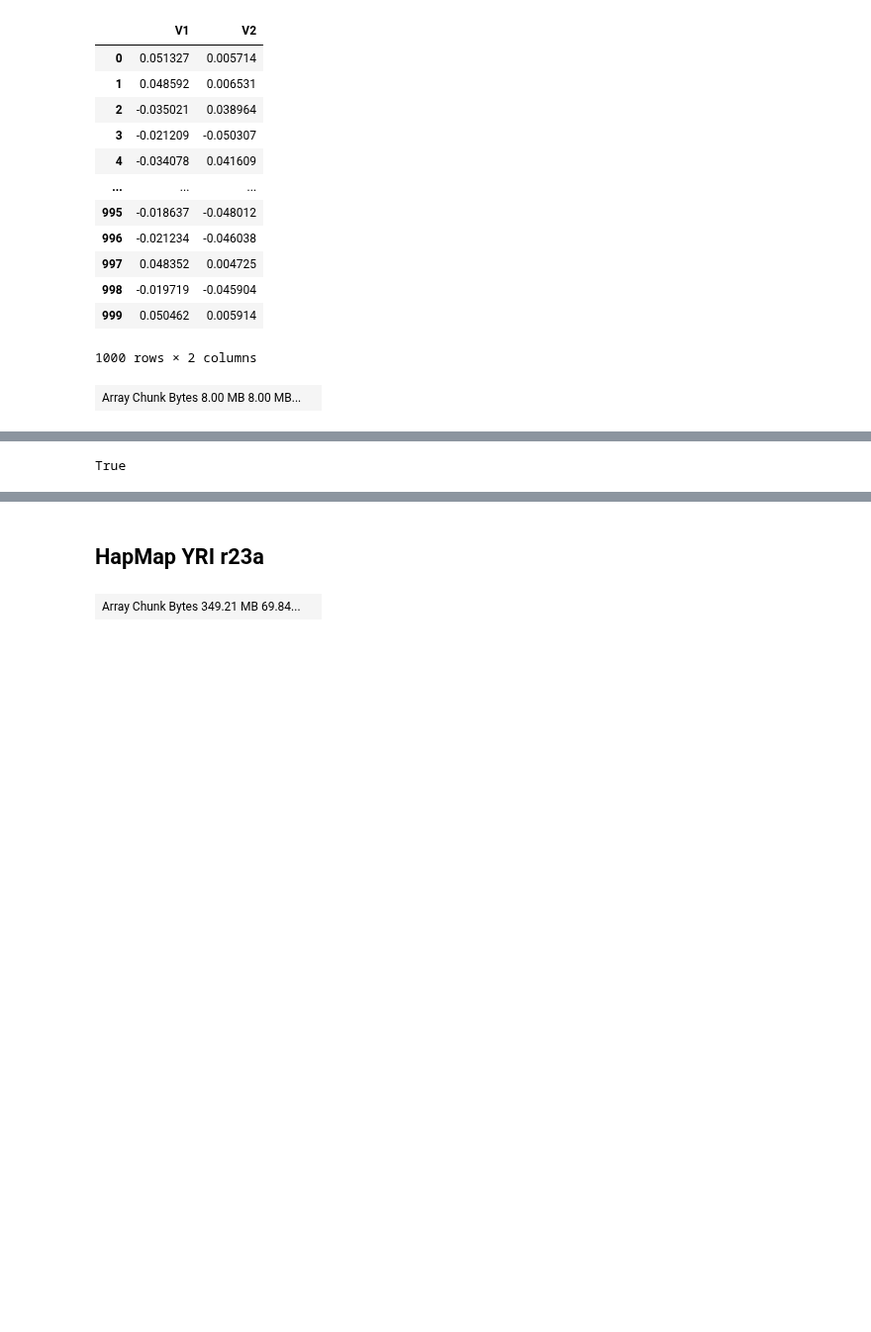
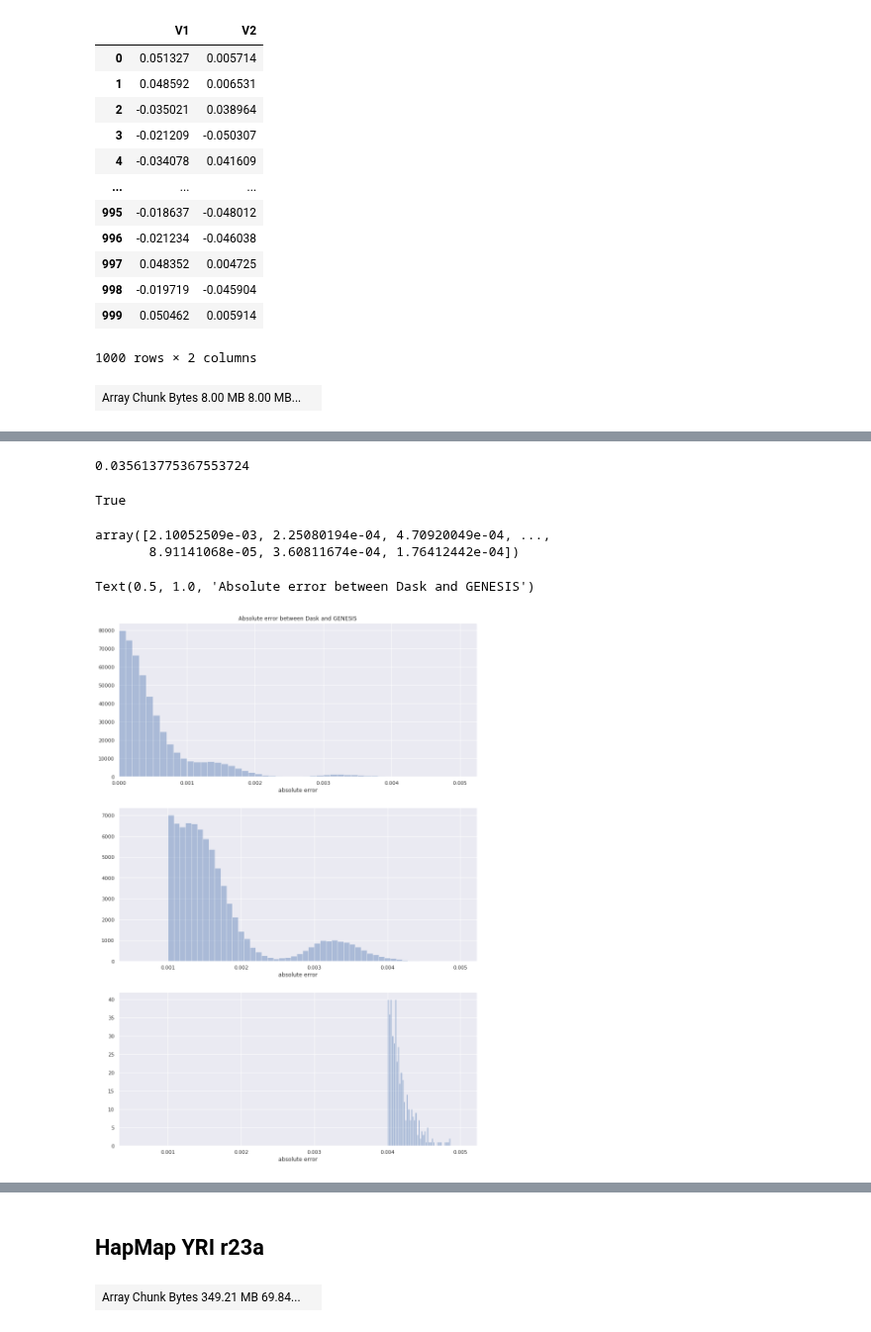
Before and after one commit to related-sciences/gwas-analysis, a Jupyter notebook: notebooks/platform/xarray/pc_relate/pc_relate.ipynb, the cells around one changed output, grey strips where cells are left out. Shown at 99% size. Saved outputs shown, nothing was run; the diff lists cells and outputs as text; code cells hidden in the pictures; blank space fills up the shorter version.

```diff
--- a/notebooks/platform/xarray/pc_relate/pc_relate.ipynb
+++ b/notebooks/platform/xarray/pc_relate/pc_relate.ipynb
@@ -217 +265,5 @@ np.max(phi_air_diag_0)
+# %%
+np.max(phi_air_diag_0)
+# %% [output]
+0.035613775367553724
 # %%
@@ -219,2 +271,22 @@ np.allclose(phi_air_diag_0, genesis_kinship_full, atol=0.004847, rtol=0.0)
 # %% [output]
 True
+# %%
+import matplotlib.pyplot as plt
+upper_tri_phi_air = phi_air_diag_0[np.triu_indices_from(phi_air_diag_0, 1)]
+assert len(upper_tri_phi_air) == len(upper_tri_genesis)
+abs_diff = np.abs(upper_tri_phi_air - upper_tri_genesis)
+abs_diff
+# %% [output]
+array([2.10052509e-03, 2.25080194e-04, 4.70920049e-04, ...,
+       8.91141068e-05, 3.60811674e-04, 1.76412442e-04])
+# %%
+fig, axs = plt.subplots(nrows=3)
+sns.distplot(abs_diff, kde=False, axlabel="absolute error", hist_kws={"range": (0.0,0.005)}, ax=axs[0])
+sns.distplot(abs_diff, kde=False, axlabel="absolute error", hist_kws={"range": (0.001,0.005)}, ax=axs[1])
+sns.distplot(abs_diff, kde=False, axlabel="absolute error", hist_kws={"range": (0.004,0.005)}, ax=axs[2])
+axs[0].set_xlim(0.0)
+fig.set_figheight(21)
+axs[0].set_title("Absolute error between Dask and GENESIS")
+# %% [output]
+Text(0.5, 1.0, 'Absolute error between Dask and GENESIS')
+[figure, added]
```
Also changed, not shown: parts of 27 cells of this notebook, 4 other files.
